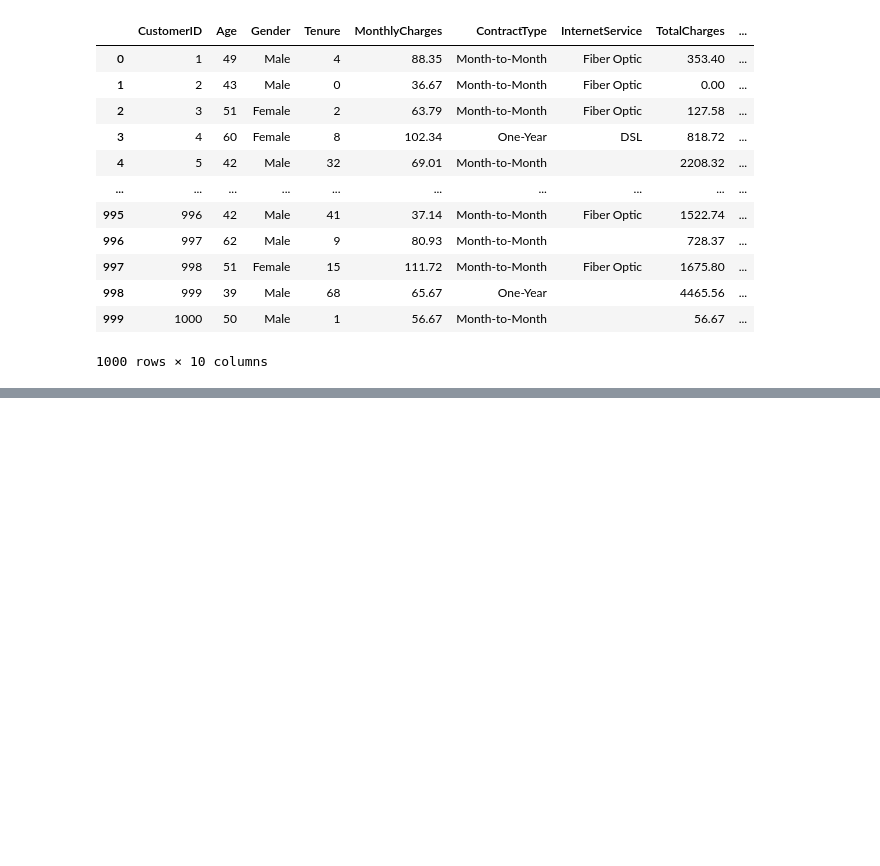
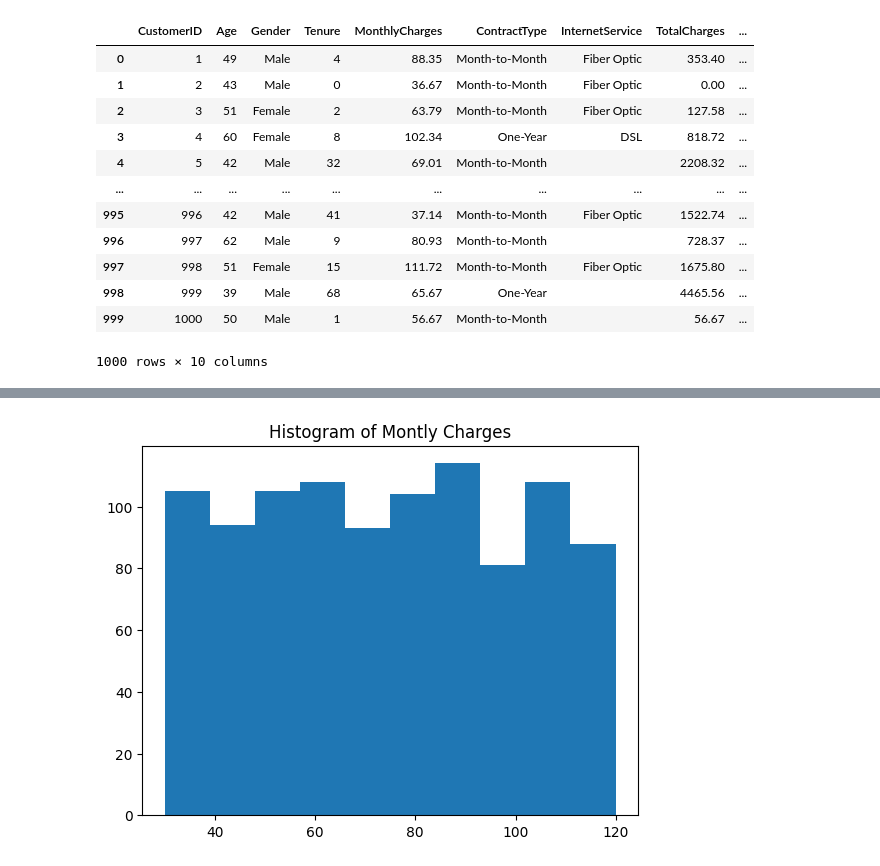
Before and after one commit to SharmiliVN/CustomerChurn, a Jupyter notebook: notebook.ipynb, the cells around one changed output, grey strips where cells are left out. Cells and saved outputs as stored; diff of their text form; code cells hidden in the pictures; blank space fills up the shorter version.

```diff
--- a/notebook.ipynb
+++ b/notebook.ipynb
@@ -111,0 +176,6 @@ df
+# %%
+plt.hist(df["MonthlyCharges"])
+plt.title("Histogram of Montly Charges")
+plt.show()
+# %% [output]
+[figure, added]
```
Also changed, not shown: parts of 23 cells of this notebook.
